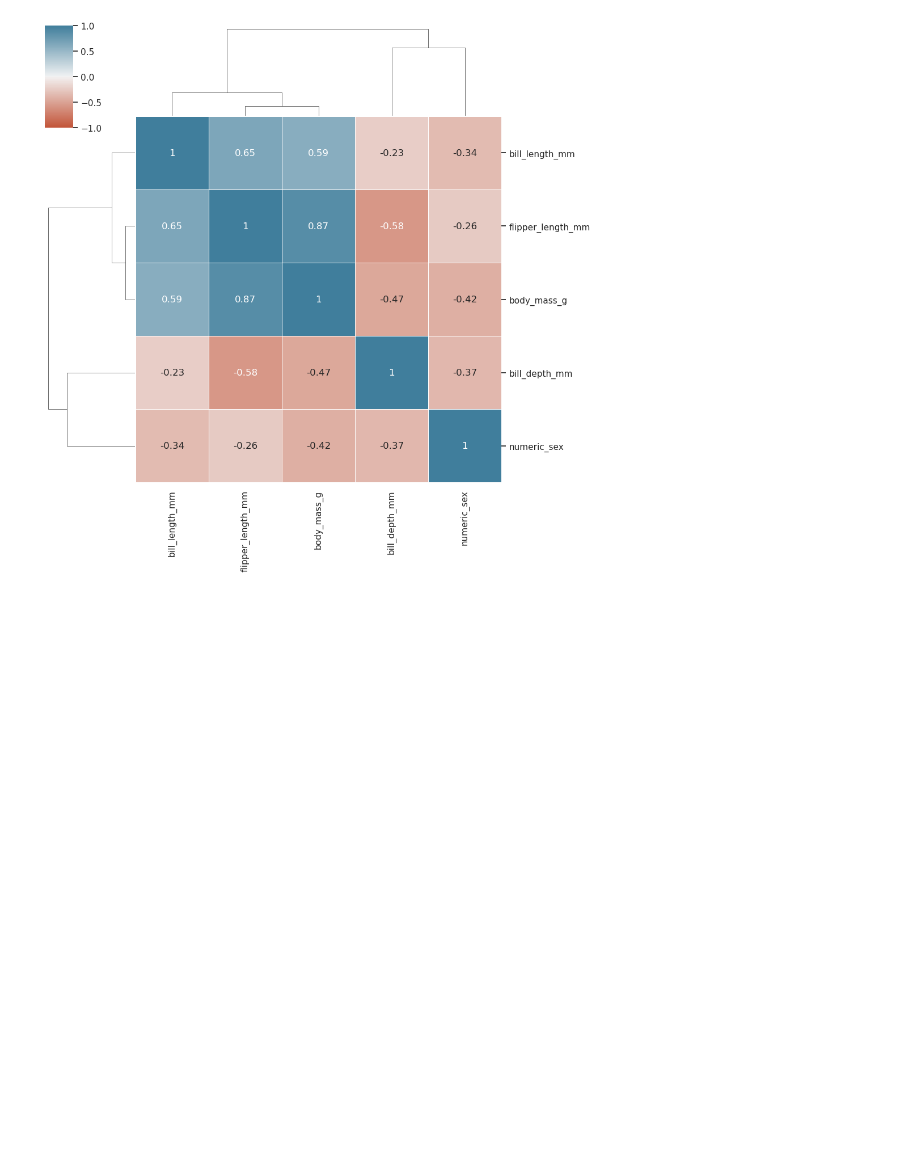
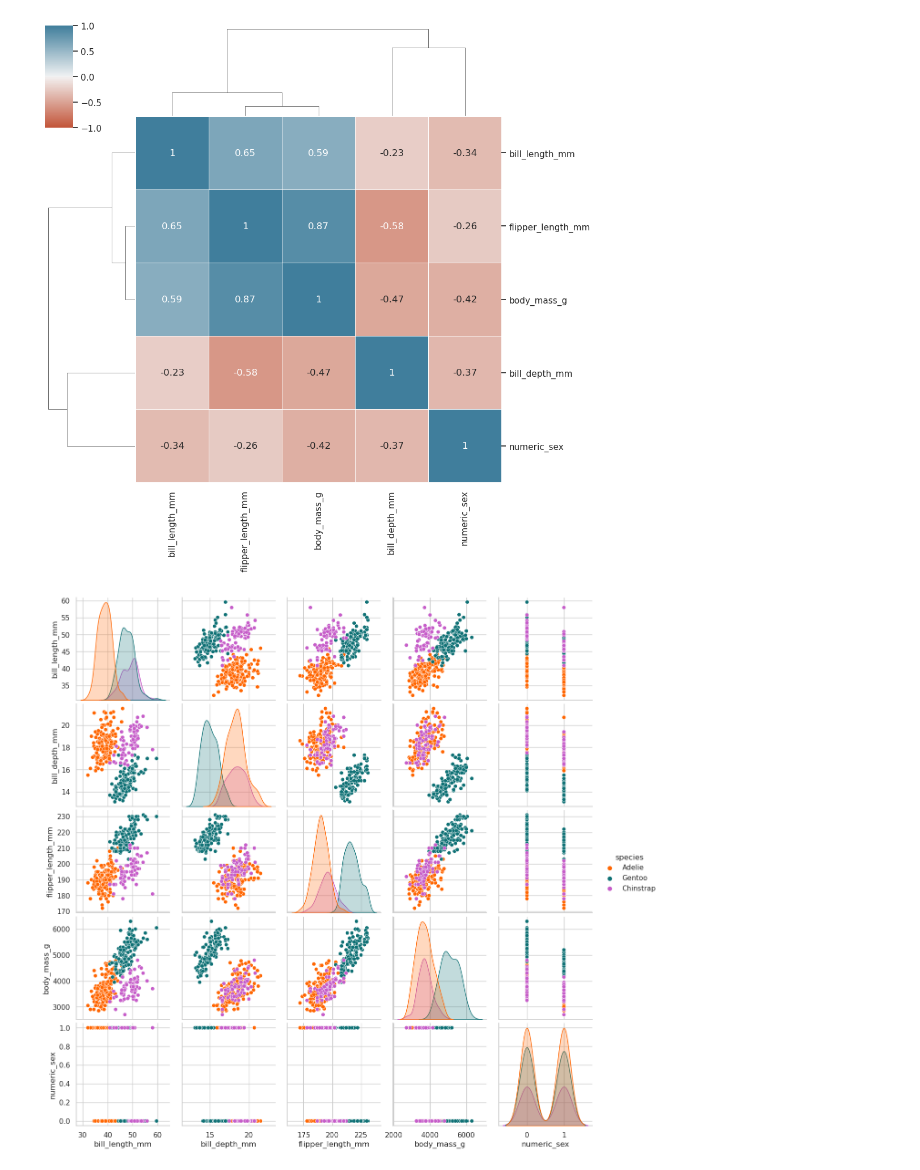
Before and after one commit to pahoalapizco/eda_penguins, a Jupyter notebook: notebooks/1.0-eda_penguins-introduction.ipynb, the cells around one changed output. Saved outputs shown, nothing was run; the diff lists cells and outputs as text; code cells hidden in the pictures; blank space fills up the shorter version.

```diff
--- a/notebooks/1.0-eda_penguins-introduction.ipynb
+++ b/notebooks/1.0-eda_penguins-introduction.ipynb
@@ -1159,3 +1160,8 @@ sns.clustermap(
 plt.show()
 # %% [output]
 [figure]
+# %%
+sns.pairplot(data=processed_penguins_df, hue="species", palette=penguin_color)
+plt.show()
+# %% [output]
+[figure, added]
```
Also changed, not shown: parts of 11 cells of this notebook.
